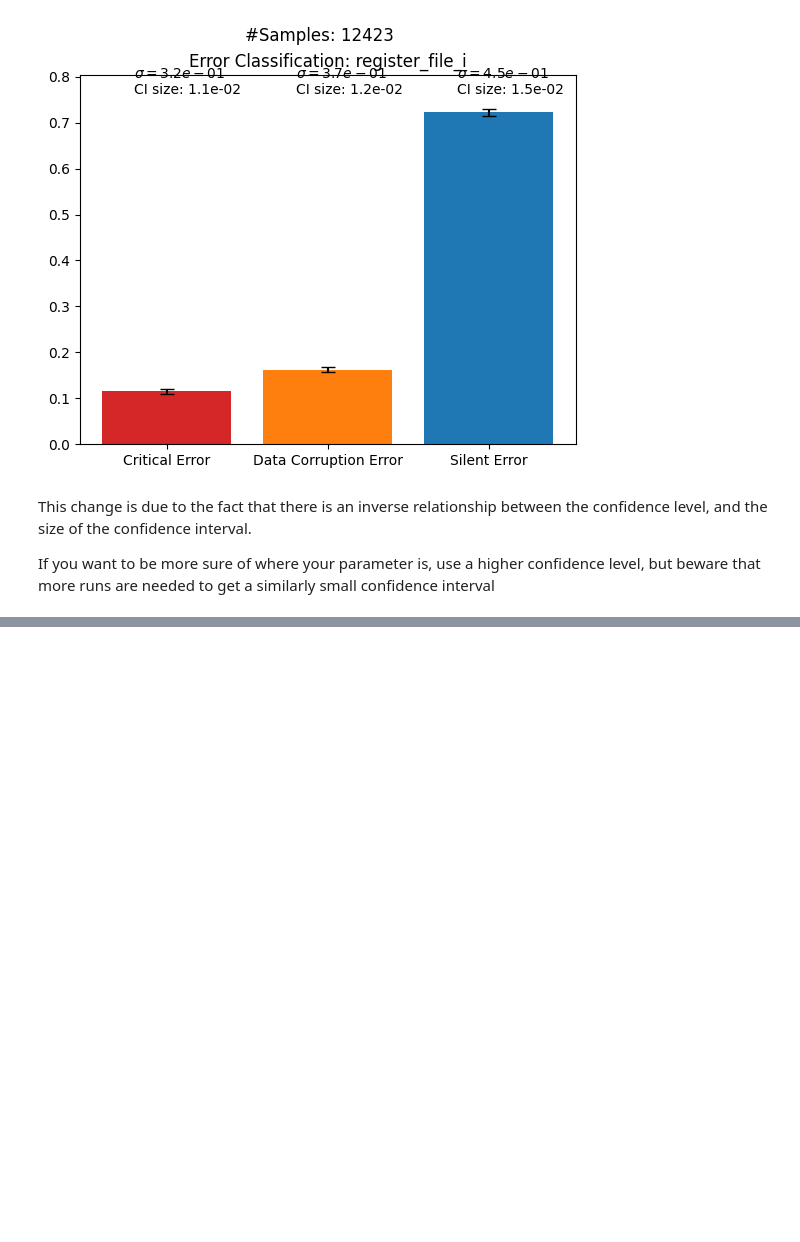
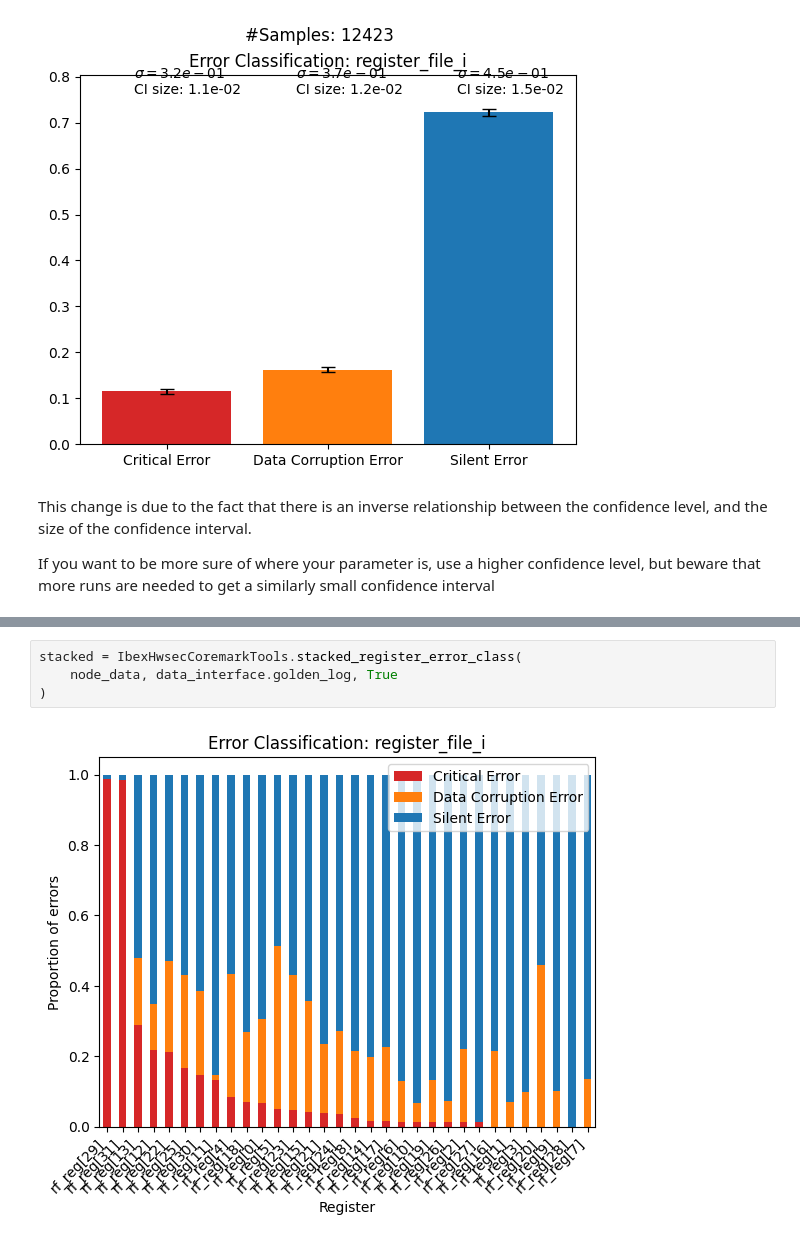
Before and after one commit to ahll19/PULSE, a Jupyter notebook: examples.ipynb, the cells around one changed output, grey strips where cells are left out. Cells and saved outputs as stored; diff of their text form; blank space fills up the shorter version.

```diff
--- a/examples.ipynb
+++ b/examples.ipynb
@@ -266,0 +337,6 @@ The `alert_val` and `alert_cyc` are part of the optional data section of the ini
+# %%
+stacked = IbexHwsecCoremarkTools.stacked_register_error_class(
+    node_data, data_interface.golden_log, True
+)
+# %% [output]
+[figure, added]
```
Also changed, not shown: parts of 13 cells of this notebook, 5 other files.
